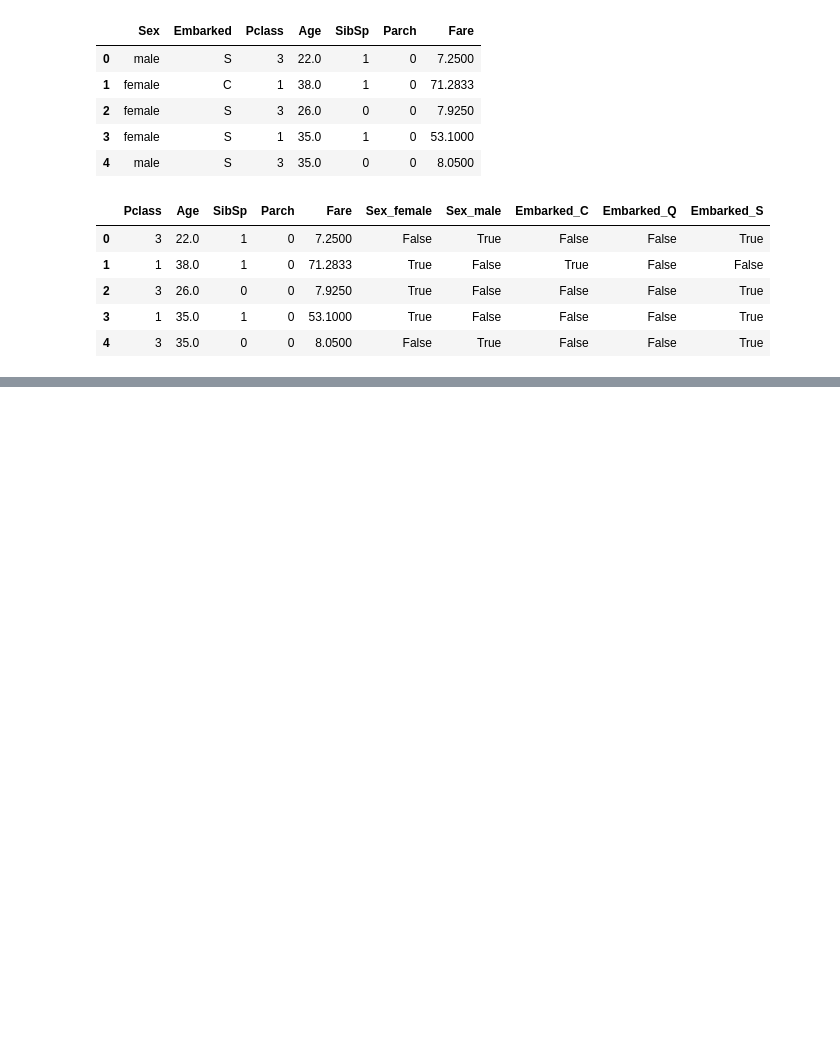
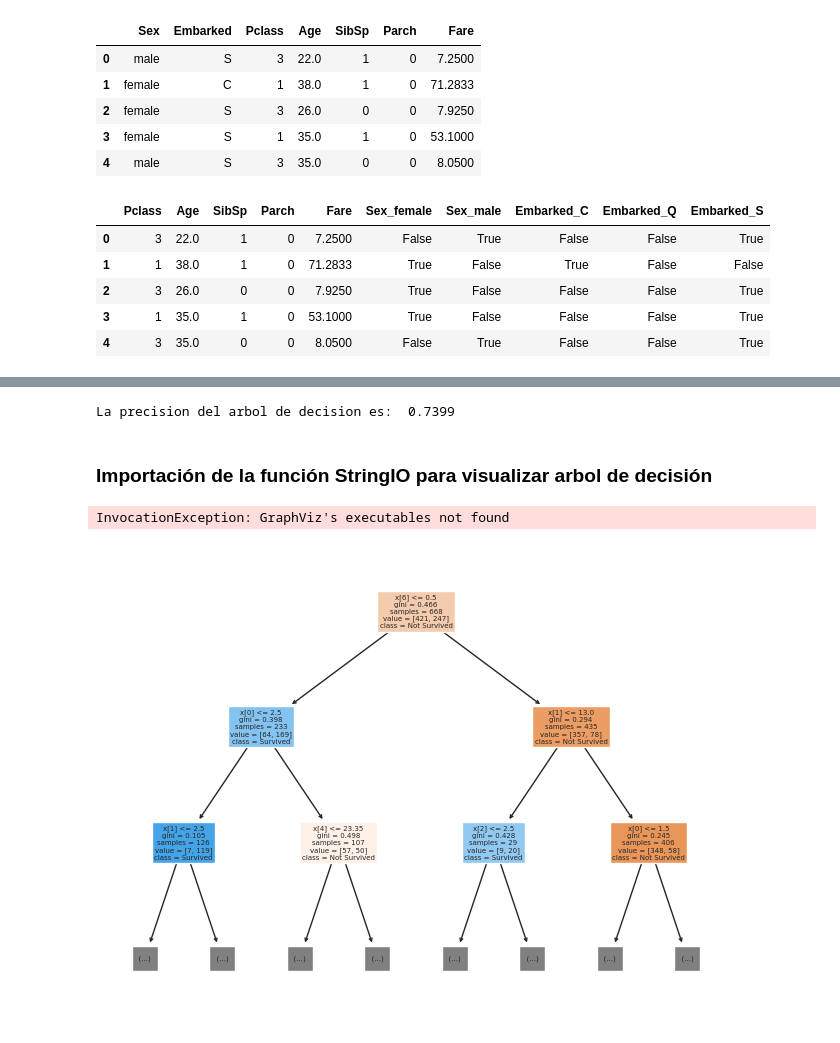
Before and after one commit to joluva/machinelearning, a Jupyter notebook: practica_me_ml.ipynb, the cells around one changed output, grey strips where cells are left out. Saved outputs shown, nothing was run; the diff lists cells and outputs as text; code cells hidden in the pictures; blank space fills up the shorter version.

```diff
--- a/practica_me_ml.ipynb
+++ b/practica_me_ml.ipynb
@@ -166,8 +166,8 @@ train_predictors.head()
 | 4 | male | S | 3 | 35.0 | 0 | 0 | 8.0500 |
 # %%
 # uso de dummy para variables categoricas
-dummy_train_predictors = pd.get_dummies(train_predictors)
-dummy_train_predictors.head()
+dummy_encoded_train_predictors = pd.get_dummies(train_predictors)
+dummy_encoded_train_predictors.head()
 # %% [output]
 |  | Pclass | Age | SibSp | Parch | Fare | Sex_female | Sex_male | Embarked_C | Embarked_Q | Embarked_S |
 | 0 | 3 | 22.0 | 1 | 0 | 7.2500 | False | True | False | False | True |
@@ -189,0 +178,17 @@ La precision de el arbol de decision es:  0.7399
+# %%
+# variable y_target
+y_target = df_train['Survived']
+x_fuatures_one = dummy_encoded_train_predictors.values
+# %%
+# aplicamos train test split
+X_train, X_test, y_train, y_test = train_test_split(x_fuatures_one, y_target,
+                                                      test_size=0.25,
+                                                      random_state=1)
+tree_one = tree.DecisionTreeClassifier()
+tree_one = tree_one.fit(X_train, y_train)
+tree_one_accuracy = round(tree_one.score(X_test, y_test), 4)
+print("La precision del arbol de decision es: ", tree_one_accuracy)
+# %% [output]
+La precision del arbol de decision es:  0.7399
+# %% [markdown]
+### Importación de la función StringIO para visualizar arbol de decisión
@@ -189,0 +199,13 @@ La precision de el arbol de decision es:  0.7399
+# %%
+out = StringIO()
+tree.export_graphviz(tree_one, out_file=out)
+graph = pydotplus.graph_from_dot_data(out.getvalue())
+graph.write_png("titanic.png")
+# %% [output]
+InvocationException: GraphViz's executables not found
+# %%
+plt.figure(figsize=(8, 6))
+tree.plot_tree(decision_tree=tree_one, filled=True,  max_depth=2,class_names=['Not Survived', 'Survived'])
+plt.show()
+# %% [output]
+[figure, added]
```
Also changed, not shown: parts of 5 cells of this notebook.
